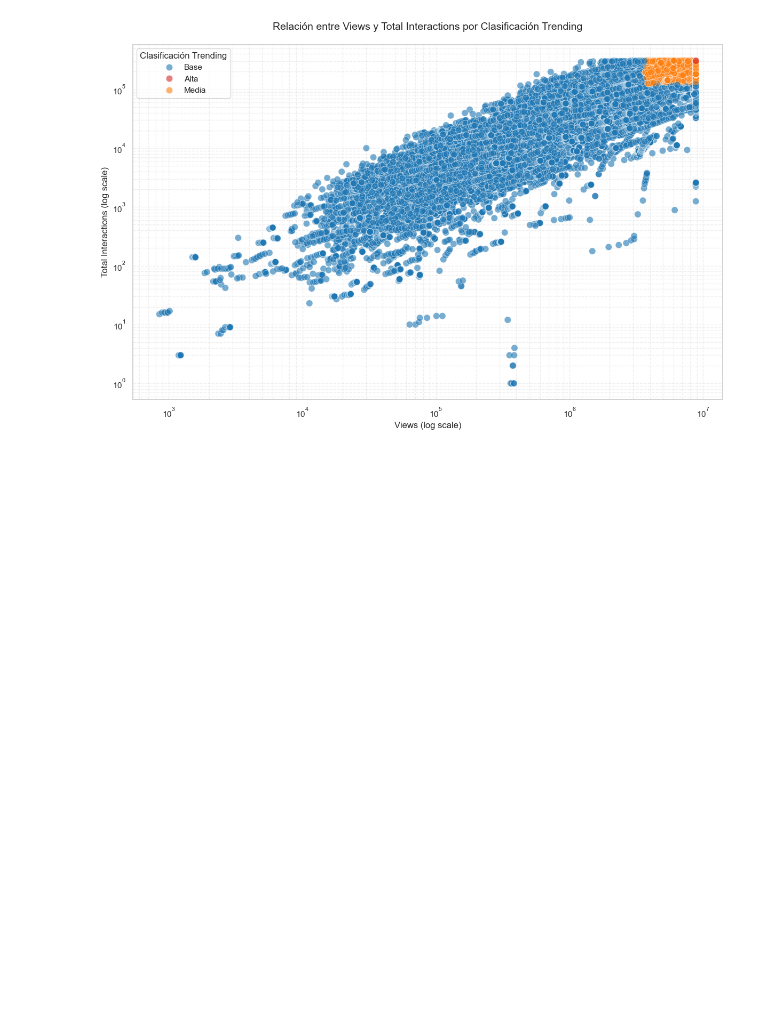
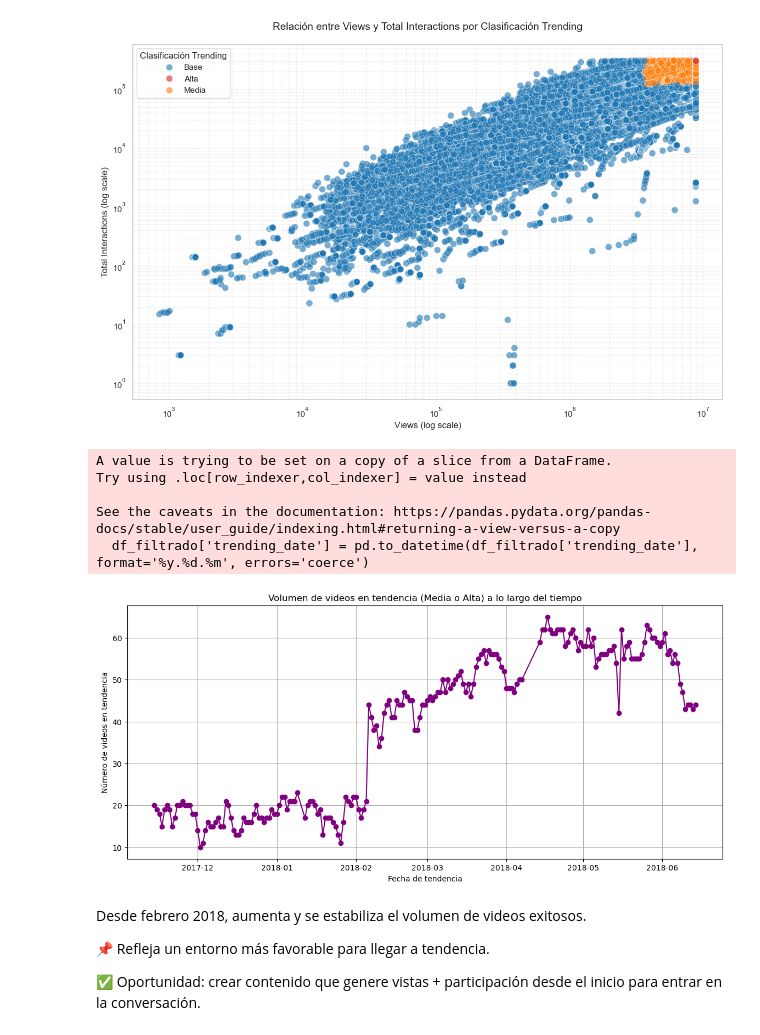
Before and after one commit to rodrigo-g08/FDS-2025-1-259, a Jupyter notebook: Graficacion con el nuevo dataset.ipynb, the cells around one changed output. Drawn from its saved outputs; the diff is of its cells as text; code cells hidden in the pictures; blank space fills up the shorter version.

```diff
--- a/Graficacion con el nuevo dataset.ipynb
+++ b/Graficacion con el nuevo dataset.ipynb
@@ -381,3 +381,41 @@ plt.tight_layout()
 plt.show()
 # %% [output]
 [figure]
+# %%
+import pandas as pd
+
+df_final = pd.read_csv("dataset_completo_con_ratios.csv")
+# %%
+import pandas as pd
+import matplotlib.pyplot as plt
+
+# Filtrar solo videos con tendencia Media o Alta
+df_filtrado = df_final[df_final['trending_clasify'].isin(['Media', 'Alta'])]
+
+# Asegurarse de que las fechas estén en formato datetime
+df_filtrado['trending_date'] = pd.to_datetime(df_filtrado['trending_date'], format='%y.%d.%m', errors='coerce')
+
+# Agrupar por fecha de tendencia y contar videos por día
+videos_per_day = df_filtrado.groupby('trending_date').size()
+
+# Graficar
+plt.figure(figsize=(14, 6))
+plt.plot(videos_per_day.index, videos_per_day.values, marker='o', color='purple')
+plt.title('Volumen de videos en tendencia (Media o Alta) a lo largo del tiempo')
+plt.xlabel('Fecha de tendencia')
+plt.ylabel('Número de videos en tendencia')
+plt.grid(True)
+plt.show()
+# %% [output]
+A value is trying to be set on a copy of a slice from a DataFrame.
+Try using .loc[row_indexer,col_indexer] = value instead
+
+See the caveats in the documentation: https://pandas.pydata.org/pandas-docs/stable/user_guide/indexing.html#returning-a-view-versus-a-copy
+  df_filtrado['trending_date'] = pd.to_datetime(df_filtrado['trending_date'], format='%y.%d.%m', errors='coerce')
+[figure, added]
+# %% [markdown]
+Desde febrero 2018, aumenta y se estabiliza el volumen de videos exitosos.
+
+📌 Refleja un entorno más favorable para llegar a tendencia.
+
+✅ Oportunidad: crear contenido que genere vistas + participación desde el inicio para entrar en la conversación.
```
